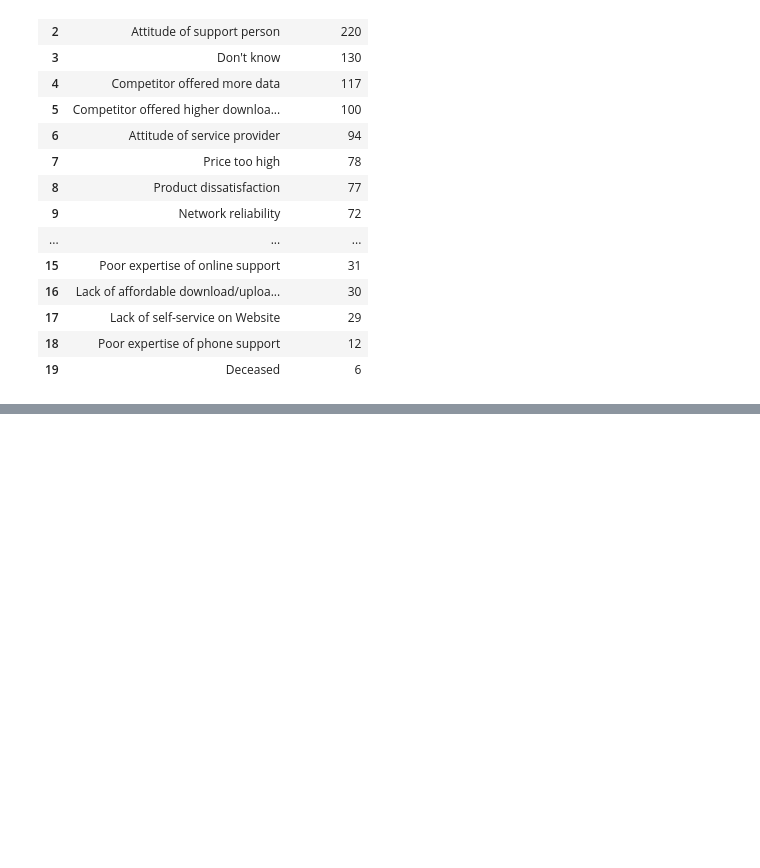
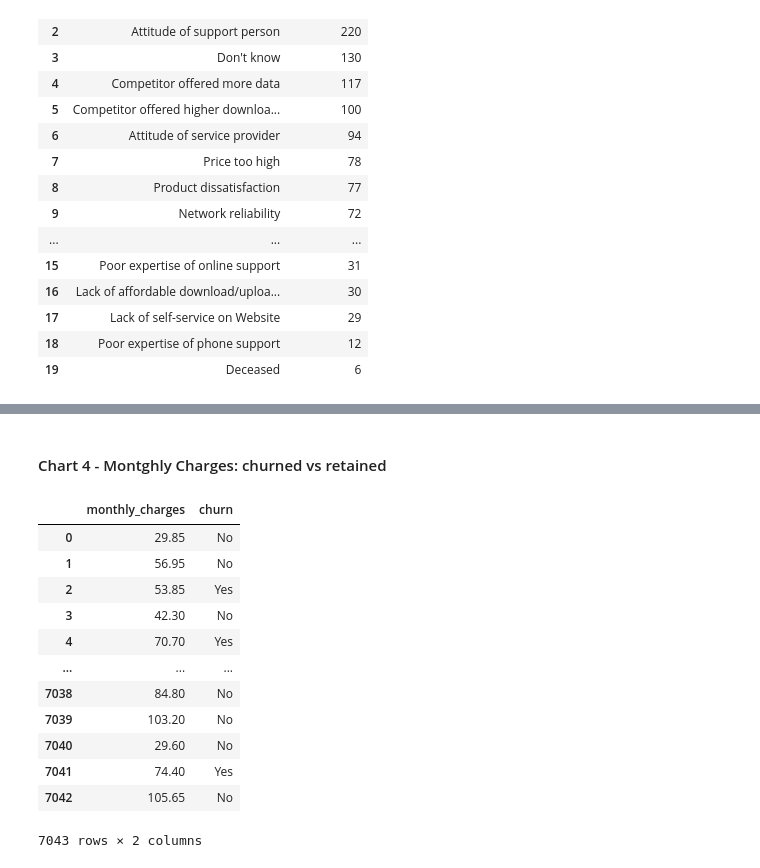
Before and after one commit to OmSoni-1/customer_retention_platform, a Jupyter notebook: notebooks/03_eda.ipynb, the cells around one changed output, grey strips where cells are left out. Saved outputs shown, nothing was run; the diff lists cells and outputs as text; code cells hidden in the pictures; blank space fills up the shorter version.

```diff
--- a/notebooks/03_eda.ipynb
+++ b/notebooks/03_eda.ipynb
@@ -35,0 +1,26 @@ engine = create_engine(f"mssql+pyodbc:///?odbc_connect={params}")
+# %%
+import pandas as pd
+from sqlalchemy import create_engine
+from dotenv import load_dotenv
+from pathlib import Path
+import os
+
+project_root = Path.cwd().parent
+load_dotenv(dotenv_path=project_root / ".env")
+
+# NOW read the variables
+PG_USER = os.getenv("PG_USER")
+PG_PASSWORD = os.getenv("PG_PASSWORD")
+PG_HOST = os.getenv("PG_HOST", "localhost")
+PG_PORT = os.getenv("PG_PORT", "5432")
+PG_DATABASE = os.getenv("PG_DATABASE", "customer_retention_db")
+
+# THEN print to verify
+print(f"User: {PG_USER}")
+print(f"Database: {PG_DATABASE}")
+
+engine = create_engine(
+    f"postgresql+psycopg2://{PG_USER}:{PG_PASSWORD}@{PG_HOST}:{PG_PORT}/{PG_DATABASE}"
+)
+
+print(f"Connected to: {PG_DATABASE} @ {PG_HOST}")
@@ -218,3 +172,25 @@ Passing `palette` without assigning `hue` is deprecated and will be removed in v
+# %% [markdown]
+#### Chart 4 - Montghly Charges: churned vs retained
+# %%
+charges_df = pd.read_sql("""
+    SELECT monthly_charges, churn
+    FROM customer_churn
+""", engine)
+charges_df
+# %% [output]
+|  | monthly_charges | churn |
+| 0 | 29.85 | No |
+| 1 | 56.95 | No |
+| 2 | 53.85 | Yes |
+| 3 | 42.30 | No |
+| 4 | 70.70 | Yes |
+| ... | ... | ... |
+| 7038 | 84.80 | No |
+| 7039 | 103.20 | No |
+| 7040 | 29.60 | No |
+| 7041 | 74.40 | Yes |
+| 7042 | 105.65 | No |
+7043 rows × 2 columns
 # %%
 sns.set_theme(style="whitegrid")
 plt.figure(figsize=(14, 10))  # Slightly larger figure to give numbers breathing room
```
Also changed, not shown: parts of 17 cells of this notebook, 8 other files.
